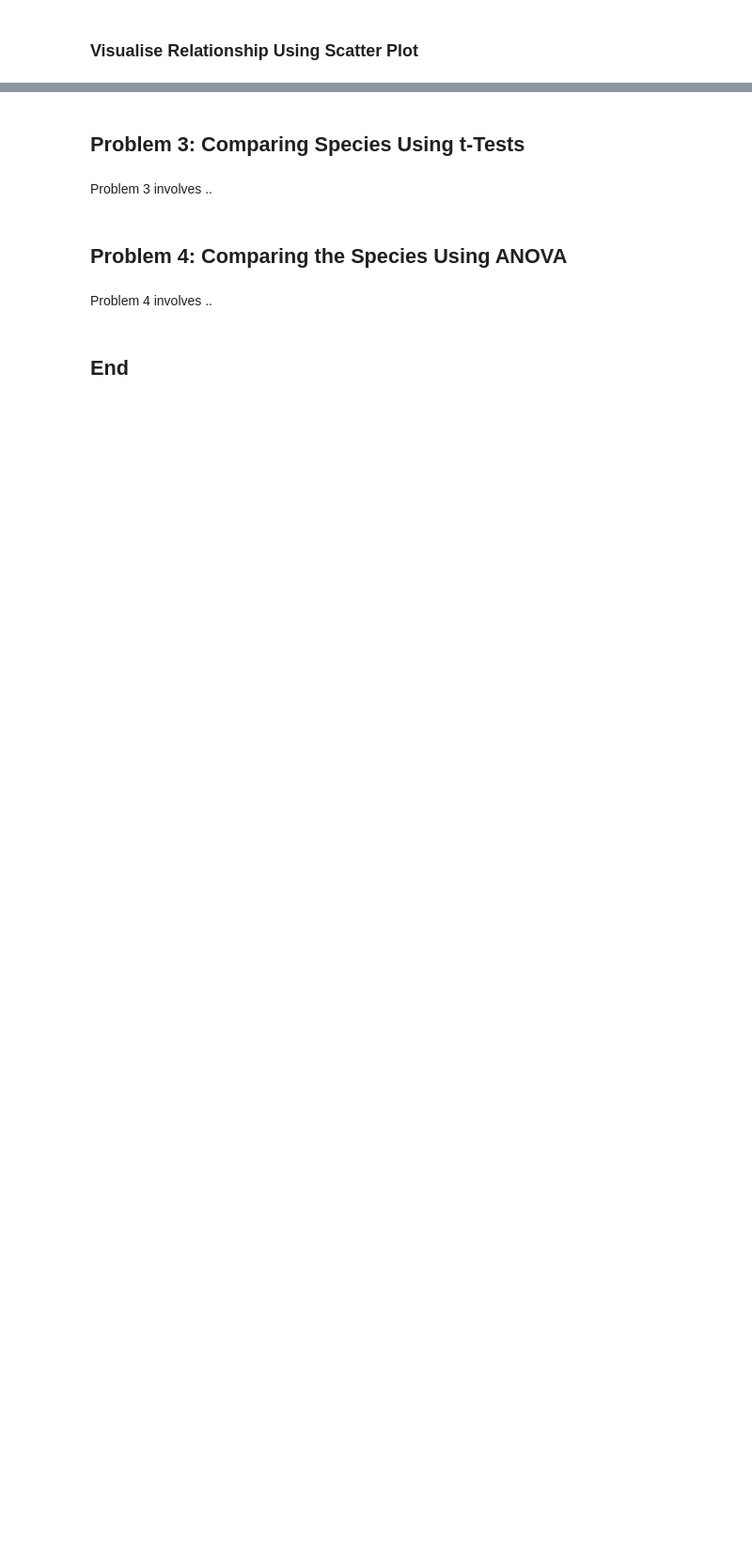
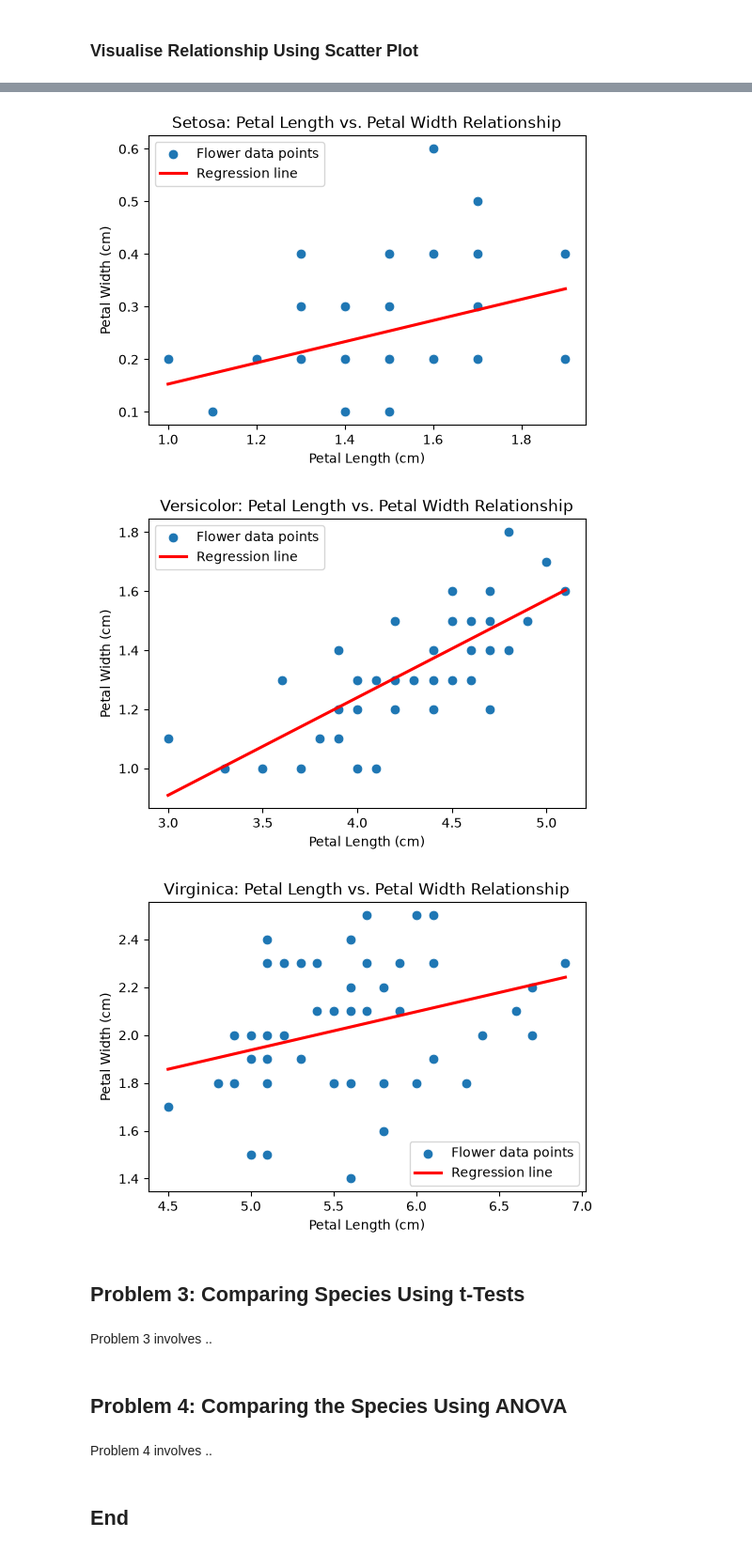
Before and after one commit to Oksyyy/applied-statistics, a Jupyter notebook: problems.ipynb, the cells around one changed output, grey strips where cells are left out. Shown at 94% size. Cells and saved outputs as stored; diff of their text form; code cells hidden in the pictures; blank space fills up the shorter version.

```diff
--- a/problems.ipynb
+++ b/problems.ipynb
@@ -50 +54,4 @@ Name: petal_length, dtype: float64
+# %%
+# Group the dataset by species for use in subsequent analyses
+species_groups = iris.groupby('species')
 # %% [markdown]
@@ -280,3 +315,31 @@ ax.legend(title='Species')
+# %%
+# Loop through each species group to create scatter plots with regression lines
+for species, group in species_groups:
+    # Create figure for scatter plot
+
+    plt.figure(figsize=(6, 4))
+    # Create scatter plot of petal length vs petal width
+    ax = sns.scatterplot(data=group, x='petal_length', y='petal_width', s=60, label=f'Flower data points')
+    # Add regression line to show the relationship between the two features
+    sns.regplot(data=group, x='petal_length', y='petal_width', scatter=False,
+                ci=None, label='Regression line', color='red', ax=ax)
+
+    # Add title
+    ax.set_title(f'{species.capitalize()}: Petal Length vs. Petal Width Relationship')
+    # Add x label
+    ax.set_xlabel('Petal Length (cm)')
+    # Add y label
+    ax.set_ylabel('Petal Width (cm)')
+
+    # Add legend
+    ax.legend()
+
+    # Show the plot
+    plt.show()
+# %% [output]
+[figure, added]
+[figure, added]
+[figure, added]
 # %% [markdown]
 ## Problem 3: Comparing Species Using t-Tests
 # %% [markdown]
```
Also changed, not shown: parts of 23 cells of this notebook.
